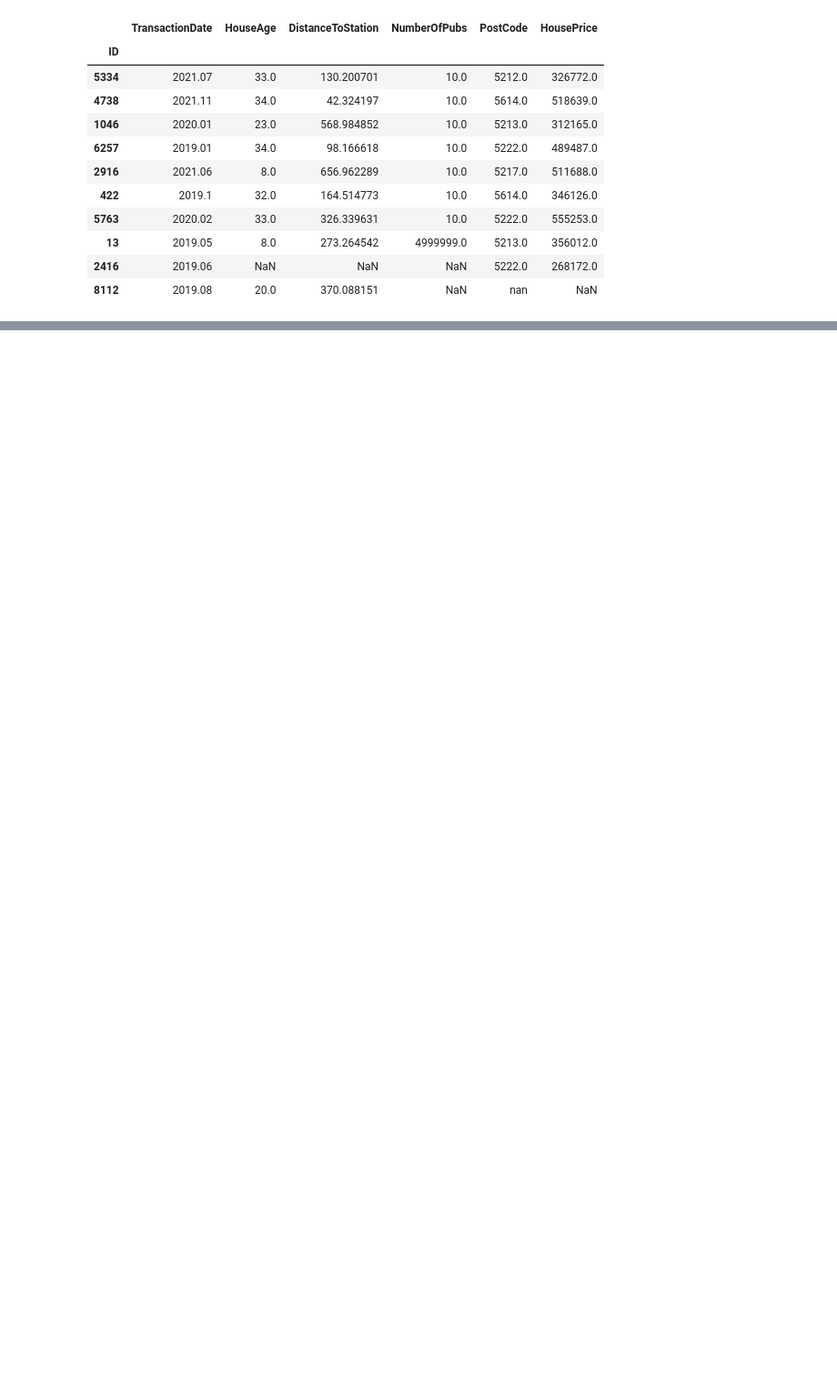
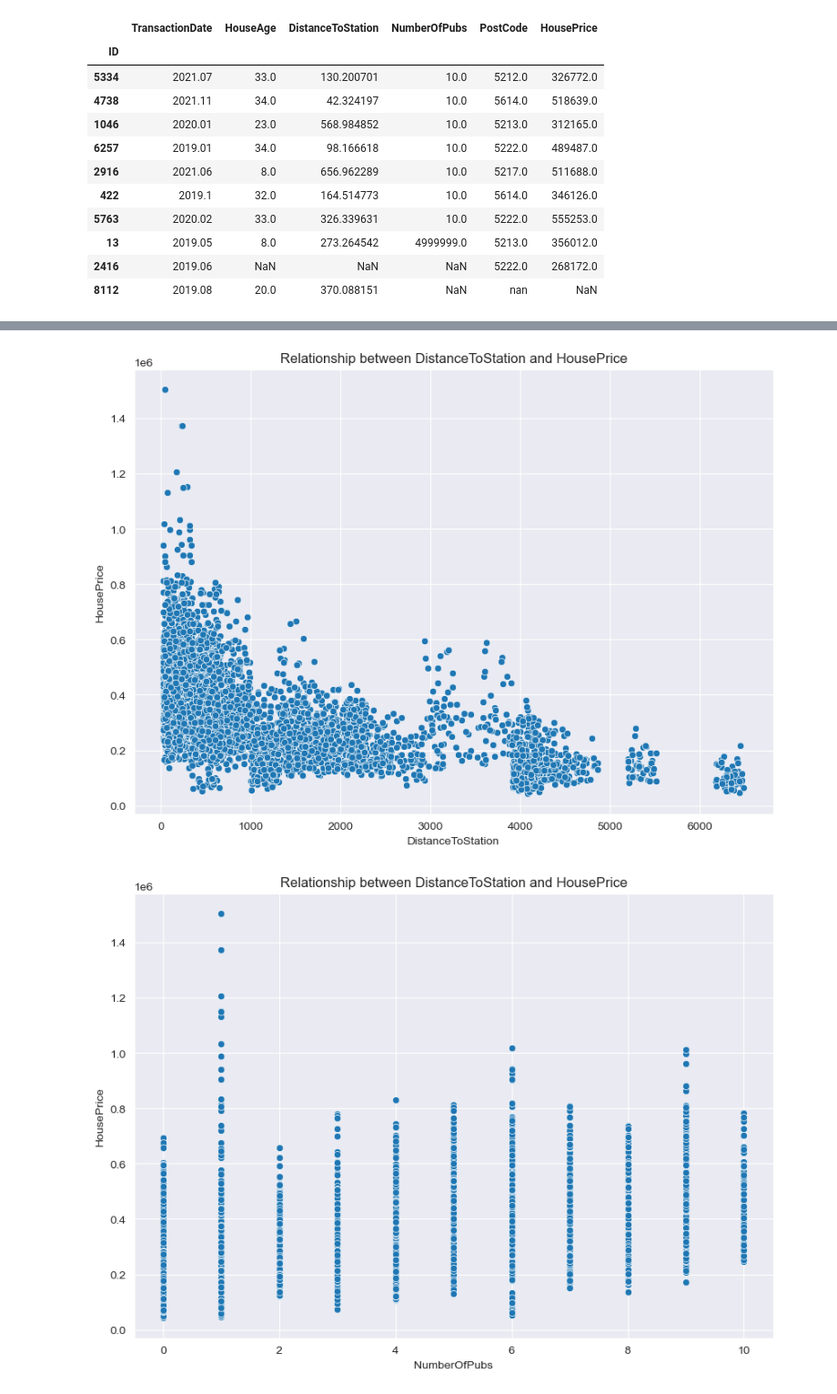
Before and after one commit to OctavianMarina123/House-Price-Predictions, a Jupyter notebook: Regression.ipynb, the cells around one changed output, grey strips where cells are left out. Shown at 91% size. Cells and saved outputs as stored; diff of their text form; code cells hidden in the pictures; blank space fills up the shorter version.

```diff
--- a/Regression.ipynb
+++ b/Regression.ipynb
@@ -231,0 +258,18 @@ train.drop(13, inplace=True) # equivalent to train = train.drop(13)
+# %%
+plt.figure(figsize=(10,7))
+sns.scatterplot(x=train['DistanceToStation'], y=train['HousePrice'])
+plt.title('Relationship between DistanceToStation and HousePrice')
+plt.show()
+
+plt.figure(figsize=(10,7))
+sns.scatterplot(x=train['NumberOfPubs'], y=train['HousePrice'])
+plt.title('Relationship between DistanceToStation and HousePrice')
+plt.show()
+
+plt.figure(figsize=(10,7))
+sns.scatterplot(x=train['HouseAge'], y=train['HousePrice'])
+plt.title('Relationship between DistanceToStation and HousePrice')
+plt.show()
+# %% [output]
+[figure, added]
+[figure, added]
```
Also changed, not shown: parts of 99 cells of this notebook.
